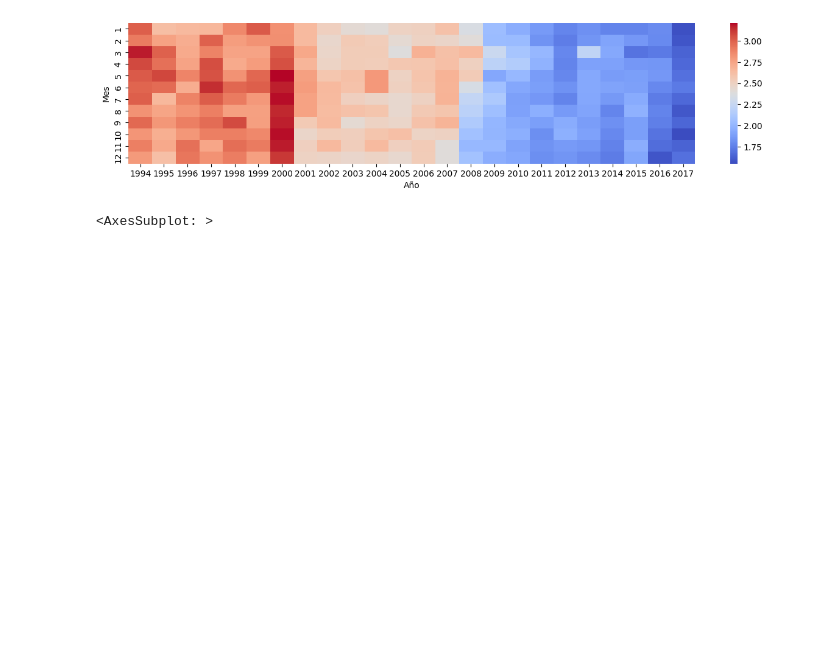
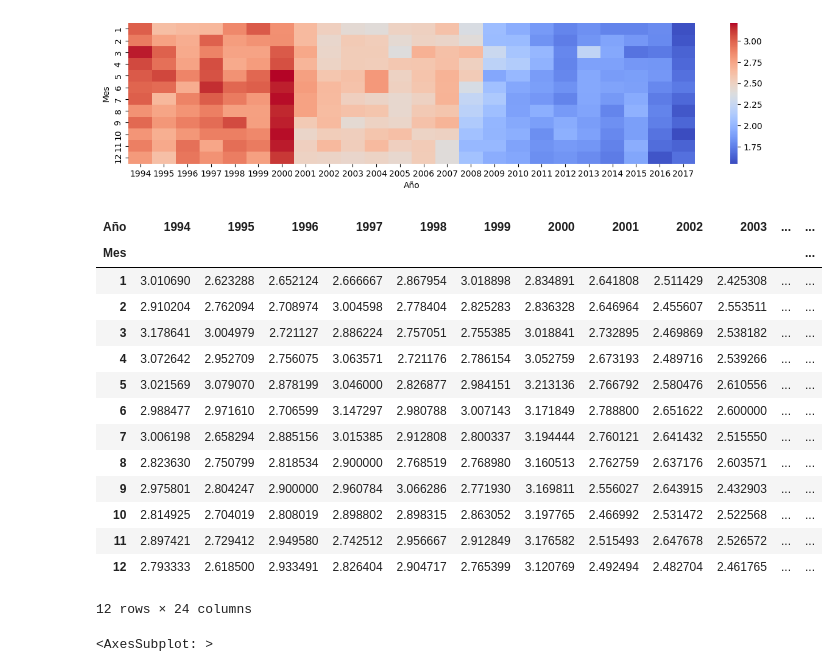
Before and after one commit to EDGAR-BARAHONA/Programacion-Python-Gis, a Jupyter notebook: Analitica/AnalisisSismico.ipynb, the cells around one changed output. Saved outputs shown, nothing was run; the diff lists cells and outputs as text; code cells hidden in the pictures; blank space fills up the shorter version.

```diff
--- a/Analitica/AnalisisSismico.ipynb
+++ b/Analitica/AnalisisSismico.ipynb
@@ -164,6 +212,24 @@ sns.heatmap(pivoted_df, cmap="coolwarm") # cmap defines the color palette
 # %% [output]
 <AxesSubplot: xlabel='Año', ylabel='Mes'>
 [figure]
+# %%
+pivoted_df
+# %% [output]
+| Año | 1994 | 1995 | 1996 | 1997 | 1998 | 1999 | 2000 | 2001 | 2002 | 2003 | ... | ... |
+| Mes |  |  |  |  |  |  |  |  |  |  |  | ... |
+| 1 | 3.010690 | 2.623288 | 2.652124 | 2.666667 | 2.867954 | 3.018898 | 2.834891 | 2.641808 | 2.511429 | 2.425308 | ... | ... |
+| 2 | 2.910204 | 2.762094 | 2.708974 | 3.004598 | 2.778404 | 2.825283 | 2.836328 | 2.646964 | 2.455607 | 2.553511 | ... | ... |
+| 3 | 3.178641 | 3.004979 | 2.721127 | 2.886224 | 2.757051 | 2.755385 | 3.018841 | 2.732895 | 2.469869 | 2.538182 | ... | ... |
+| 4 | 3.072642 | 2.952709 | 2.756075 | 3.063571 | 2.721176 | 2.786154 | 3.052759 | 2.673193 | 2.489716 | 2.539266 | ... | ... |
+| 5 | 3.021569 | 3.079070 | 2.878199 | 3.046000 | 2.826877 | 2.984151 | 3.213136 | 2.766792 | 2.580476 | 2.610556 | ... | ... |
+| 6 | 2.988477 | 2.971610 | 2.706599 | 3.147297 | 2.980788 | 3.007143 | 3.171849 | 2.788800 | 2.651622 | 2.600000 | ... | ... |
+| 7 | 3.006198 | 2.658294 | 2.885156 | 3.015385 | 2.912808 | 2.800337 | 3.194444 | 2.760121 | 2.641432 | 2.515550 | ... | ... |
+| 8 | 2.823630 | 2.750799 | 2.818534 | 2.900000 | 2.768519 | 2.768980 | 3.160513 | 2.762759 | 2.637176 | 2.603571 | ... | ... |
+| 9 | 2.975801 | 2.804247 | 2.900000 | 2.960784 | 3.066286 | 2.771930 | 3.169811 | 2.556027 | 2.643915 | 2.432903 | ... | ... |
+| 10 | 2.814925 | 2.704019 | 2.808019 | 2.898802 | 2.898315 | 2.863052 | 3.197765 | 2.466992 | 2.531472 | 2.522568 | ... | ... |
+| 11 | 2.897421 | 2.729412 | 2.949580 | 2.742512 | 2.956667 | 2.912849 | 3.176582 | 2.515493 | 2.647678 | 2.526572 | ... | ... |
+| 12 | 2.793333 | 2.618500 | 2.933491 | 2.826404 | 2.904717 | 2.765399 | 3.120769 | 2.492494 | 2.482704 | 2.461765 | ... | ... |
+12 rows × 24 columns
 # %%
 SismosDpto  = sismos.Departamento.value_counts()
 SismosDpto.plot.bar()
```
Also changed, not shown: parts of 24 cells of this notebook.
